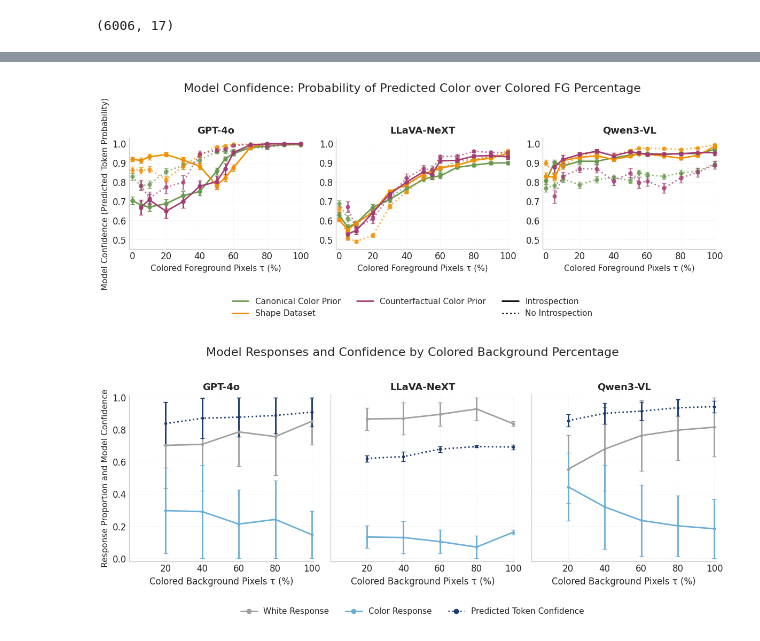
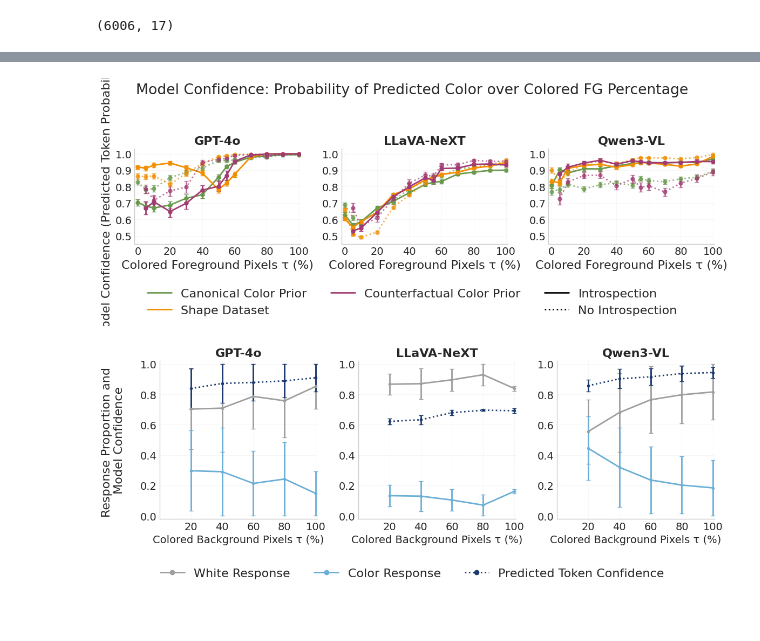
Before and after one commit to jonnemi/color-concept-entanglement, a Jupyter notebook: model_evaluation/VLM_analysis.ipynb, the cells around one changed output, grey strips where cells are left out. Saved outputs shown, nothing was run; the diff lists cells and outputs as text; code cells hidden in the pictures.

```diff
--- a/model_evaluation/VLM_analysis.ipynb
+++ b/model_evaluation/VLM_analysis.ipynb
@@ -921,7 +952,7 @@ for _, row in calib_df.iterrows():
 
 # axes
 ax.set_xticks(x_positions)
-ax.set_xticklabels(["No Introspection","Introspection"])
+ax.set_xticklabels(["No Introspection","Introspection"], fontsize=15)
 
 ax.set_ylabel("Empirical Color Threshold (%)")
 ax.set_ylim(0,100)
@@ -929,11 +960,11 @@ ax.set_yticks(np.arange(20,101,20))
 
 ax.grid(axis="y", linestyle="--", alpha=0.3)
 
-plt.title(
+"""plt.title(
     "Effect of Introspection on Empirical Color Thresholds (FG)",
     fontsize=16,
     pad = 20
-)
+)"""
 
 # legend
 from matplotlib.lines import Line2D
@@ -1427,9 +1470,9 @@ for ax,(model_name, df_model) in zip(axes, models.items()):
                 alpha=alpha
             )
 
-    ax.set_title(model_name, fontsize=13, fontweight='bold')
+    ax.set_title(model_name, fontweight='bold')
 
-    ax.set_xlabel('Colored Foreground Pixels τ (%)', fontsize=11)
+    ax.set_xlabel('Colored Foreground Pixels τ (%)')
 
     ax.grid(alpha=0.3, linestyle='--', linewidth=0.5)
 
@@ -1439,7 +1482,7 @@ for ax,(model_name, df_model) in zip(axes, models.items()):
     ax.set_xticks(np.arange(0,101,20))
     ax.set_yticks(np.arange(0.5,1.01, 0.1))
 
-axes[0].set_ylabel("Model Confidence (Predicted Token Probability)", fontsize=11)
+axes[0].set_ylabel("Model Confidence (Predicted Token Probability)")
 
 # =========================
 # LEGEND
@@ -1486,8 +1529,7 @@ fig.legend(
     loc='lower center',
     bbox_to_anchor=(0.5,-0.15),
     ncol=3,
-    frameon=False,
-    fontsize=11
+    frameon=False
 )
 
 # =========================
@@ -1495,15 +1537,14 @@ fig.legend(
 # =========================
 
 plt.suptitle(
-    "Model Confidence: Probability of Predicted Color over Colored FG Percentage",
-    fontsize=16
+    "Model Confidence: Probability of Predicted Color over Colored FG Percentage"
 )
 
 plt.tight_layout(rect=[0,0.05,1,0.92])
 
 plt.show()
 # %% [output]
-[figure, old version]
+[figure, new version]
 # %%
 import matplotlib.pyplot as plt
 import numpy as np
@@ -1519,7 +1560,7 @@ models = {
     "Qwen3-VL": qwen_df
 }
 
-fig, axes = plt.subplots(1,3, figsize=(12,5), sharey=True)
+fig, axes = plt.subplots(1,3, figsize=(12,5))
 
 # =========================
 # MODEL LOOP
@@ -1609,9 +1650,9 @@ for ax,(model_name, df_model) in zip(axes, models.items()):
     # AXES
     # -------------------------
 
-    ax.set_title(model_name, fontsize=13, fontweight="bold")
+    ax.set_title(model_name, fontweight="bold")
 
-    ax.set_xlabel("Colored Background Pixels τ (%)")
+    ax.set_xlabel("Colored Background Pixels τ (%)", fontsize=14)
 
     ax.set_xlim(0,101)
     ax.set_ylim(-0.02,1.02)
@@ -1620,10 +1661,11 @@ for ax,(model_name, df_model) in zip(axes, models.items()):
     ax.set_yticks(np.linspace(0,1,6))
 
     ax.grid(alpha=0.3, linestyle="--", linewidth=0.5)
+    ax.set_box_aspect(1)
+
 
 axes[0].set_ylabel(
-    "Response Proportion and Model Confidence",
-    fontsize=11
+    "Response Proportion and \n Model Confidence \n",
 )
 
 # =========================
@@ -1643,35 +1685,34 @@ legend_elements = [
            marker="o",
            lw=2,
            label="Color Response"),
 
     Line2D([0],[0],
            color=colors["dark_blue"],
            linestyle=":",
            marker="o",
            lw=2,
            label="Predicted Token Confidence")
 ]
 
 fig.legend(
     handles=legend_elements,
     loc="lower center",
     bbox_to_anchor=(0.5,-0.05),
     ncol=3,
-    frameon=False,
-    fontsize=11
+    frameon=False
 )
 
 # =========================
 # TITLE
 # =========================
 
-plt.suptitle(
+"""plt.suptitle(
     "Model Responses and Confidence by Colored Background Percentage",
     fontsize=16
-)
+)"""
 
 plt.tight_layout(rect=[0,0.05,1,0.96])
 
 plt.show()
 # %% [output]
-[figure, old version]
+[figure, new version]
```
Also changed, not shown: parts of 8 cells of this notebook, 2 other files.
